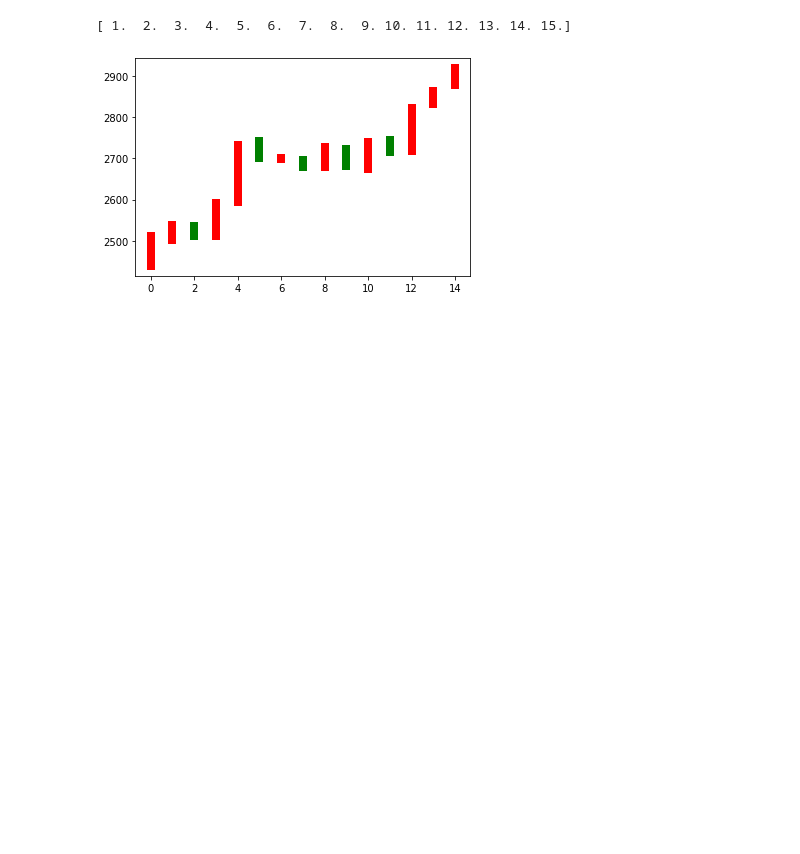
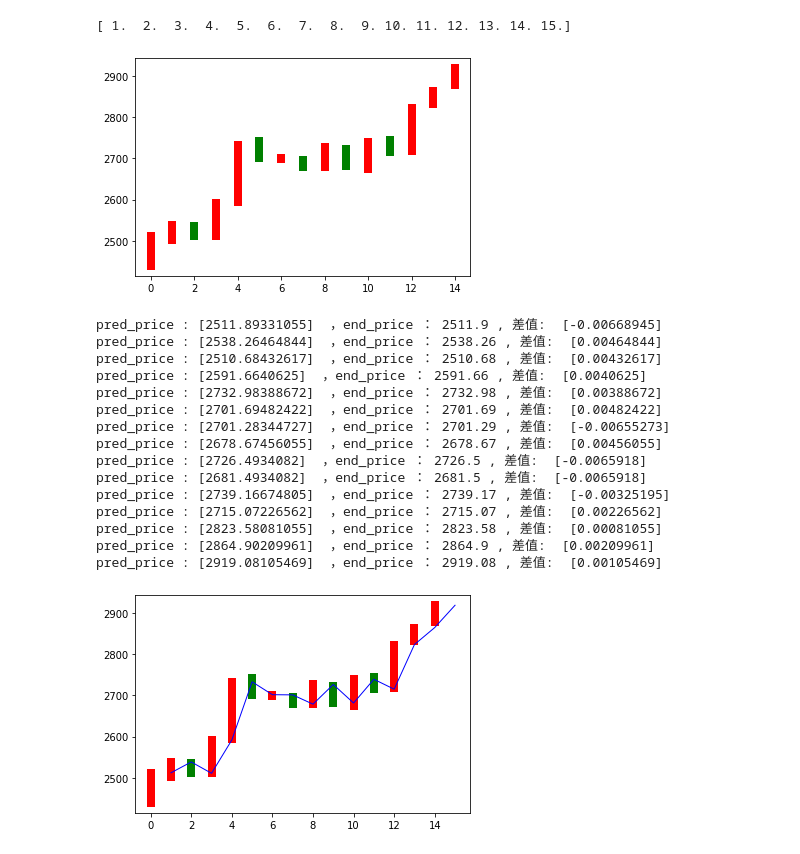
Before and after one commit to LinZikai1996/Tensorflow, a Jupyter notebook: MuKe/神经网络逼近股票收盘均价.ipynb, the cells around one changed output. Saved outputs shown, nothing was run; the diff lists cells and outputs as text; code cells hidden in the pictures; blank space fills up the shorter version.

```diff
--- a/MuKe/神经网络逼近股票收盘均价.ipynb
+++ b/MuKe/神经网络逼近股票收盘均价.ipynb
@@ -33,3 +33,81 @@ plt.show()
 # %% [output]
 [ 1.  2.  3.  4.  5.  6.  7.  8.  9. 10. 11. 12. 13. 14. 15.]
 [figure]
+# %%
+# A 为输入层， B 为隐藏层， C 为输出层
+# A -> B
+# A(15 × 1) * w1(1 × 10) + b1(1 × 10) = B(15 × 10)
+# B(15 × 11) * w2(10 × 15) + b2(15 × 1) = C(15 × 11)
+date_normal = np.zeros([15, 1])
+price_nornal = np.zeros([15, 1])
+
+for i in range(0, 15):
+    date_normal[i, 0] = i / 14.0
+    price_nornal[i, 0] = end_price[i] / 3000
+
+x = tf.placeholder(tf.float32, [None, 1])
+y = tf.placeholder(tf.float32, [None, 1])
+# B 层
+w1 = tf.Variable(tf.random_uniform([1, 10], 0, 1))
+b1 = tf.Variable(tf.random_uniform([1, 10]))
+# 使用激励函数
+layber_1 = tf.nn.relu(tf.matmul(x, w1) + b1)
+
+# C 层
+w2 = tf.Variable(tf.random_uniform([10, 1], 0, 1))
+b2 = tf.Variable(tf.random_uniform([15, 1]))
+# 使用激励函数
+layber_2 = tf.nn.relu(tf.matmul(layber_1, w2) + b2)
+
+# 计算差值(标准差)
+loss = tf.reduce_mean(tf.square(y - layber_2))
+
+# 步长
+train_step = tf.train.GradientDescentOptimizer(0.1).minimize(loss)
+
+with tf.Session() as sess:
+    sess.run(tf.global_variables_initializer())
+    for i in range(0, 1000):
+        sess.run(train_step, feed_dict={x:date_normal, y:price_nornal})
+
+    pred = sess.run(layber_2, feed_dict={x:date_normal})
+    pred_price = np.zeros([15, 1])
+    for i in range (0, 15):
+        pred_price[i, 0] = (pred * 3000)[i, 0]
+
+        # 柱状图
+        date_one = np.zeros([2])
+        date_one[0] = i
+        date_one[1] = i
+
+        price = np.zeros([2])
+        price[0] = begin_price[i]
+        price[1] = end_price[i]
+
+        if end_price[i] > begin_price[i]:
+            plt.plot(date_one, price, 'r', lw=8)
+        else:
+            plt.plot(date_one, price, 'g', lw=8)
+
+    plt.plot(date, pred_price, 'b', lw=1)
+
+    for i in range (0, 15):
+        print("pred_price :", pred_price[i], " ，end_price ：", end_price[i],", 差值: " , pred_price[i] - end_price[i])
+plt.show()
+# %% [output]
+pred_price : [2511.89331055]  ，end_price ： 2511.9 , 差值:  [-0.00668945]
+pred_price : [2538.26464844]  ，end_price ： 2538.26 , 差值:  [0.00464844]
+pred_price : [2510.68432617]  ，end_price ： 2510.68 , 差值:  [0.00432617]
+pred_price : [2591.6640625]  ，end_price ： 2591.66 , 差值:  [0.0040625]
+pred_price : [2732.98388672]  ，end_price ： 2732.98 , 差值:  [0.00388672]
+pred_price : [2701.69482422]  ，end_price ： 2701.69 , 差值:  [0.00482422]
+pred_price : [2701.28344727]  ，end_price ： 2701.29 , 差值:  [-0.00655273]
+pred_price : [2678.67456055]  ，end_price ： 2678.67 , 差值:  [0.00456055]
+pred_price : [2726.4934082]  ，end_price ： 2726.5 , 差值:  [-0.0065918]
+pred_price : [2681.4934082]  ，end_price ： 2681.5 , 差值:  [-0.0065918]
+pred_price : [2739.16674805]  ，end_price ： 2739.17 , 差值:  [-0.00325195]
+pred_price : [2715.07226562]  ，end_price ： 2715.07 , 差值:  [0.00226562]
+pred_price : [2823.58081055]  ，end_price ： 2823.58 , 差值:  [0.00081055]
+pred_price : [2864.90209961]  ，end_price ： 2864.9 , 差值:  [0.00209961]
+pred_price : [2919.08105469]  ，end_price ： 2919.08 , 差值:  [0.00105469]
+[figure, added]
```
